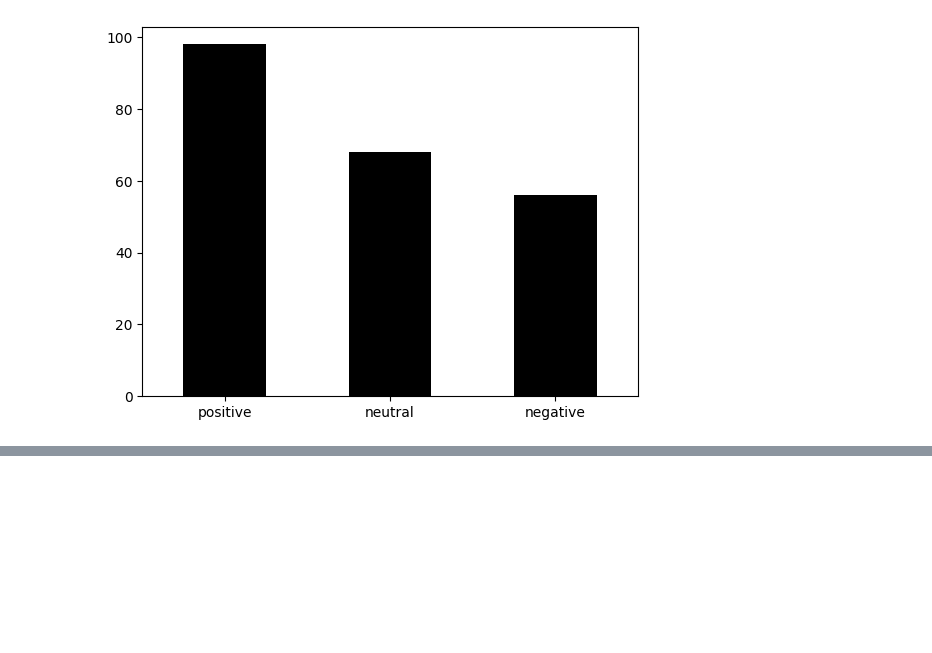
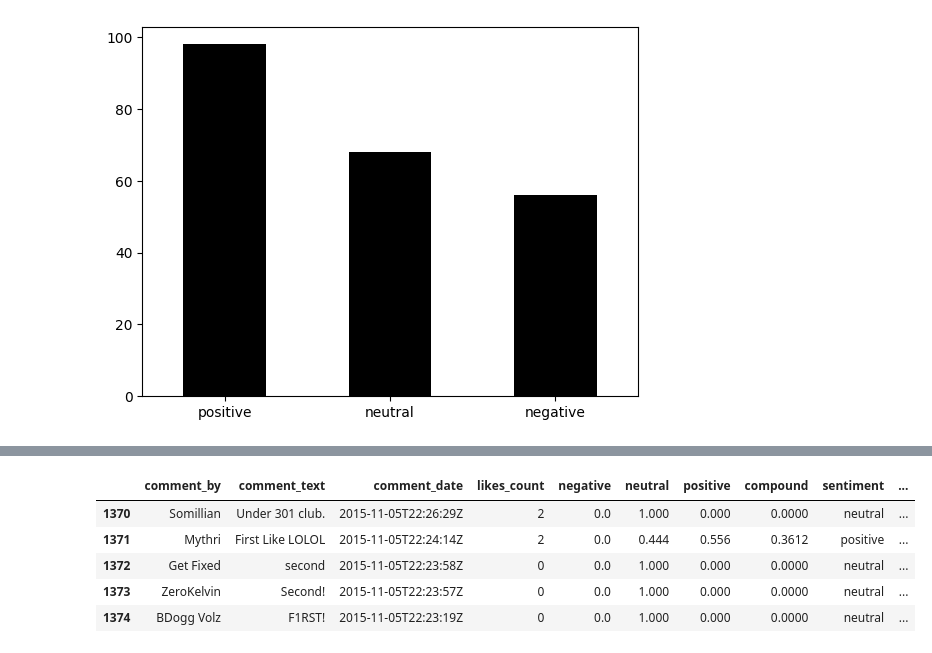
Before and after one commit to awaubreyw/aubrey_dissertation, a Jupyter notebook: src/get_sentiment_vader.ipynb, the cells around one changed output, grey strips where cells are left out. Cells and saved outputs as stored; diff of their text form; code cells hidden in the pictures; blank space fills up the shorter version.

Commit message:
clean format before plotting predictions over time

```diff
--- a/src/get_sentiment_vader.ipynb
+++ b/src/get_sentiment_vader.ipynb
@@ -427,0 +458,67 @@ result2.plot(kind='bar', rot=0, color=['black', 'black', 'black'])
+# %%
+# import re
+
+# #duration info from YouTube API does not come in the hour:minute:second format so...
+# #compile a regular expression using the imported re python library module
+# hoursformat = re.compile(r'(\d+)H')
+# minutesformat = re.compile(r'(\d+)M')
+# secondsformat = re.compile(r'(\d+)S')
+
+# total_seconds = 0
+
+# #table1.py continues on formatting duration
+# #then analyse here
+
+# for row in range(df.shape[0]):
+#     datesandtimes = df.loc[row, 'Date']
+#     datesandtimes = datesandtimes.split()
+#     date = datesandtimes[0]
+#     time = datesandtimes[len(datesandtimes)-1]
+#     #print(f'{date} {time}')
+
+# df['date'] = date
+# df['time'] = time
+
+# df.drop(columns=['date', 'time'], inplace=True)
+# #you can also drop specific row(s)
+
+# # df.drop(index=0) only one row dropped
+
+# # df.drop(index=df[df['last_name'] == 'Rogers'].index) rows with Rogers in last_name column dropped
+# # aka
+# # filt = df['last_name'] == 'Rogers'
+# # df.drop(index=df[filt].index)
+
+# #-------------------------------------------------------------------------------------------------
+# #below is a more efficient and easier way (without for loop)
+
+# type(df['Date'][0]) #'2018-05-17 23:26:08' is a string so could use split method on it
+
+# df[['date', 'time']] = df['Date'].str.split(' ', expand=True)
+
+# df
+
+dates1 = []
+times1 = []
+
+for dateandtime in df1['comment_date']:
+    dateandtime = dateandtime.replace('T', ' ')
+    dateandtime = dateandtime.replace('Z', '')
+
+    dateandtime = dateandtime.split()
+    date = dateandtime[0]
+    timing = dateandtime[1]
+
+    dates1.append(date)
+    times1.append(timing)
+
+df1['date'] = dates1
+df1['time'] = times1
+df1.tail()
+# %% [output]
+|  | comment_by | comment_text | comment_date | likes_count | negative | neutral | positive | compound | sentiment | ... |
+| 1370 | Somillian | Under 301 club. | 2015-11-05T22:26:29Z | 2 | 0.0 | 1.000 | 0.000 | 0.0000 | neutral | ... |
+| 1371 | Mythri | First Like LOLOL | 2015-11-05T22:24:14Z | 2 | 0.0 | 0.444 | 0.556 | 0.3612 | positive | ... |
+| 1372 | Get Fixed | second | 2015-11-05T22:23:58Z | 0 | 0.0 | 1.000 | 0.000 | 0.0000 | neutral | ... |
+| 1373 | ZeroKelvin | Second! | 2015-11-05T22:23:57Z | 0 | 0.0 | 1.000 | 0.000 | 0.0000 | neutral | ... |
+| 1374 | BDogg Volz | F1RST! | 2015-11-05T22:23:19Z | 0 | 0.0 | 1.000 | 0.000 | 0.0000 | neutral | ... |
```
Also changed, not shown: parts of 5 cells of this notebook.
